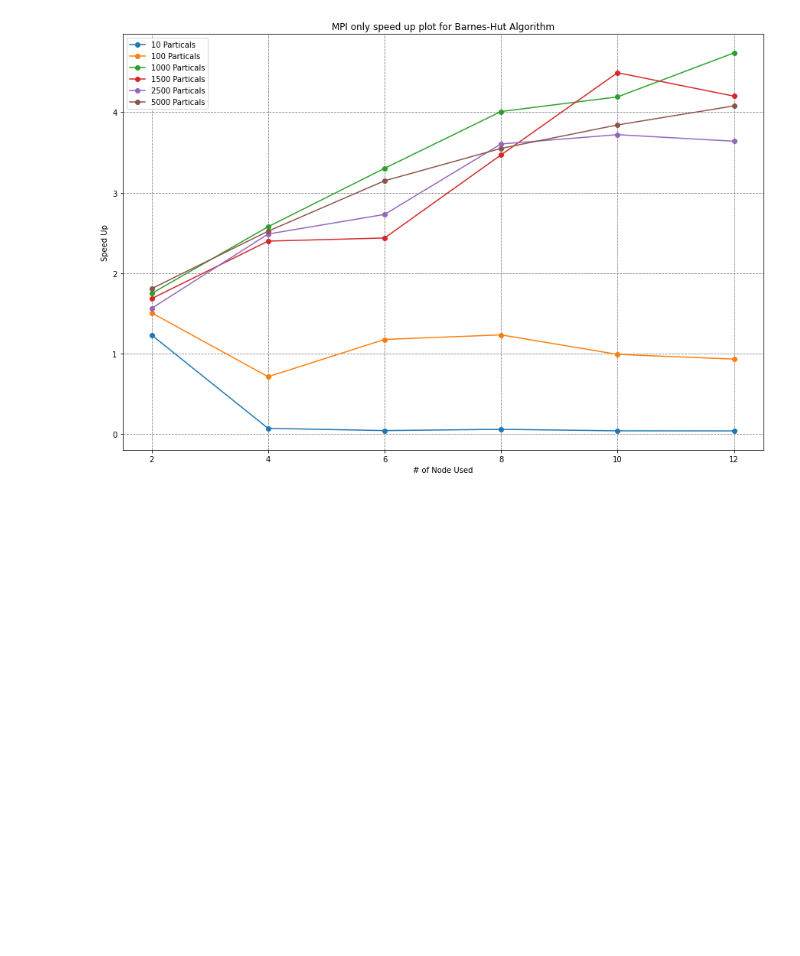
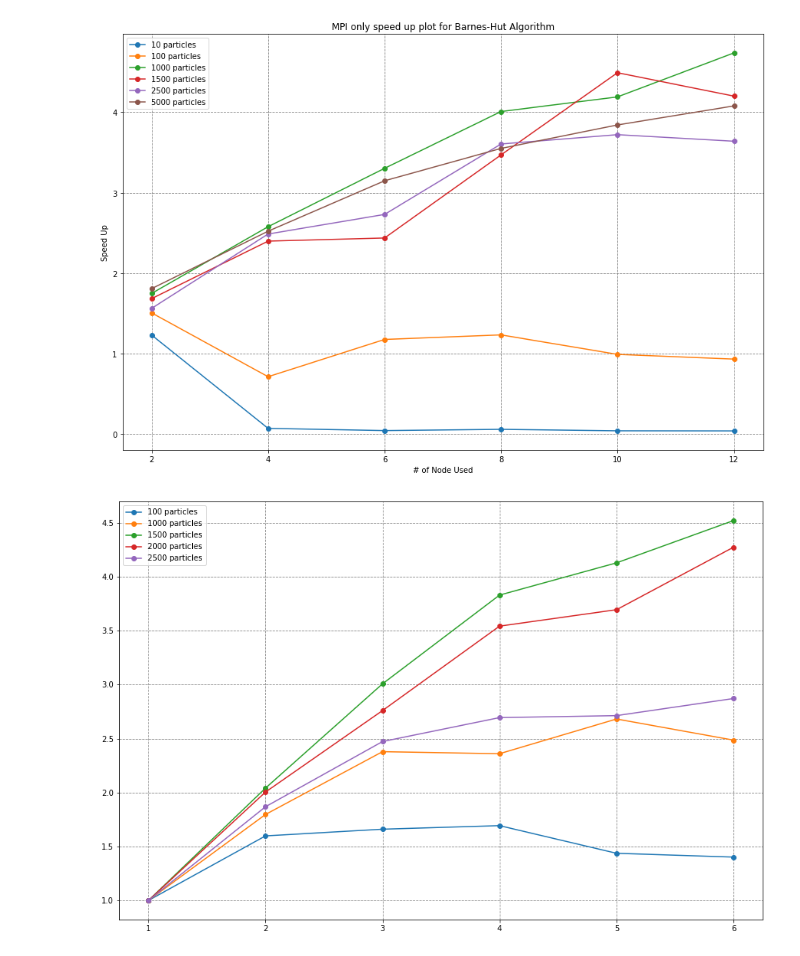
Before and after one commit to siriusctrl/COMP90025-Parallel-Multicore-Computing, a Jupyter notebook: nbody/plot.ipynb, the cells around one changed output. Drawn from its saved outputs; the diff is of its cells as text; code cells hidden in the pictures; blank space fills up the shorter version.

```diff
--- a/nbody/plot.ipynb
+++ b/nbody/plot.ipynb
@@ -49,7 +49,7 @@ array([[1.22697411, 1.50297726, 1.74445378, 1.68016157, 1.55874343,
 plt.figure(figsize=(15,10))
 for i in range(len(rest[0])):
     temp = rest[:,i]
-    plt.plot(cores[1:], temp, 'o-', label=str(particals[i]) + " Particals")
+    plt.plot(cores[1:], temp, 'o-', label=str(particals[i]) + " particles")
 plt.legend()
 plt.grid(color='gray', linestyle='dashed')
 plt.xlabel("# of Node Used")
@@ -58,3 +58,30 @@ plt.title("MPI only speed up plot for Barnes-Hut Algorithm")
 plt.show()
 # %% [output]
 [figure]
+# %%
+n2_time = [
+    [0.171, 0.107, 0.103, 0.101, 0.119, 0.122],
+    [14.298, 7.958, 6.011, 6.059, 5.332, 5.752],
+    [64.456, 31.5799, 21.432, 16.830, 15.612, 14.2581],
+    [113.164, 56.456, 41.007, 31.949, 30.631, 26.479],
+    [91.995, 49.239, 37.208, 34.144, 33.911, 32.038],
+]
+
+n2_bodies = [
+    100,
+    1000,
+    1500,
+    2000,
+    2500,
+]
+
+plt.figure(figsize=(15,10))
+
+for i in range(len(n2_time)):
+    plt.plot([n+1 for n in range(6)], [n2_time[i][0]/t for t in n2_time[i]], 'o-', label=str(n2_bodies[i]) + " particles")
+
+plt.grid(color='gray', linestyle='dashed')
+plt.legend()
+plt.show()
+# %% [output]
+[figure, added]
```
Also changed, not shown: 5 other files.
